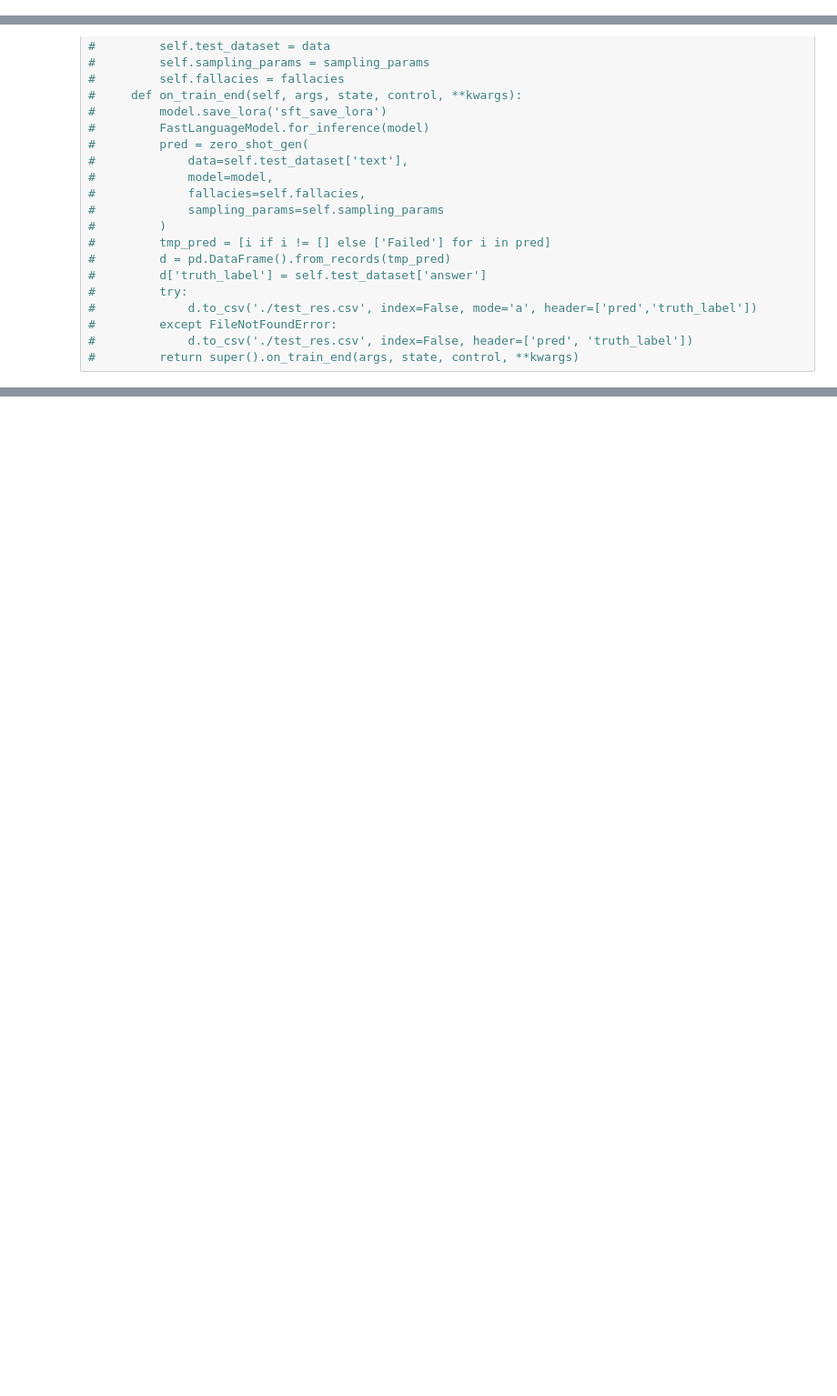
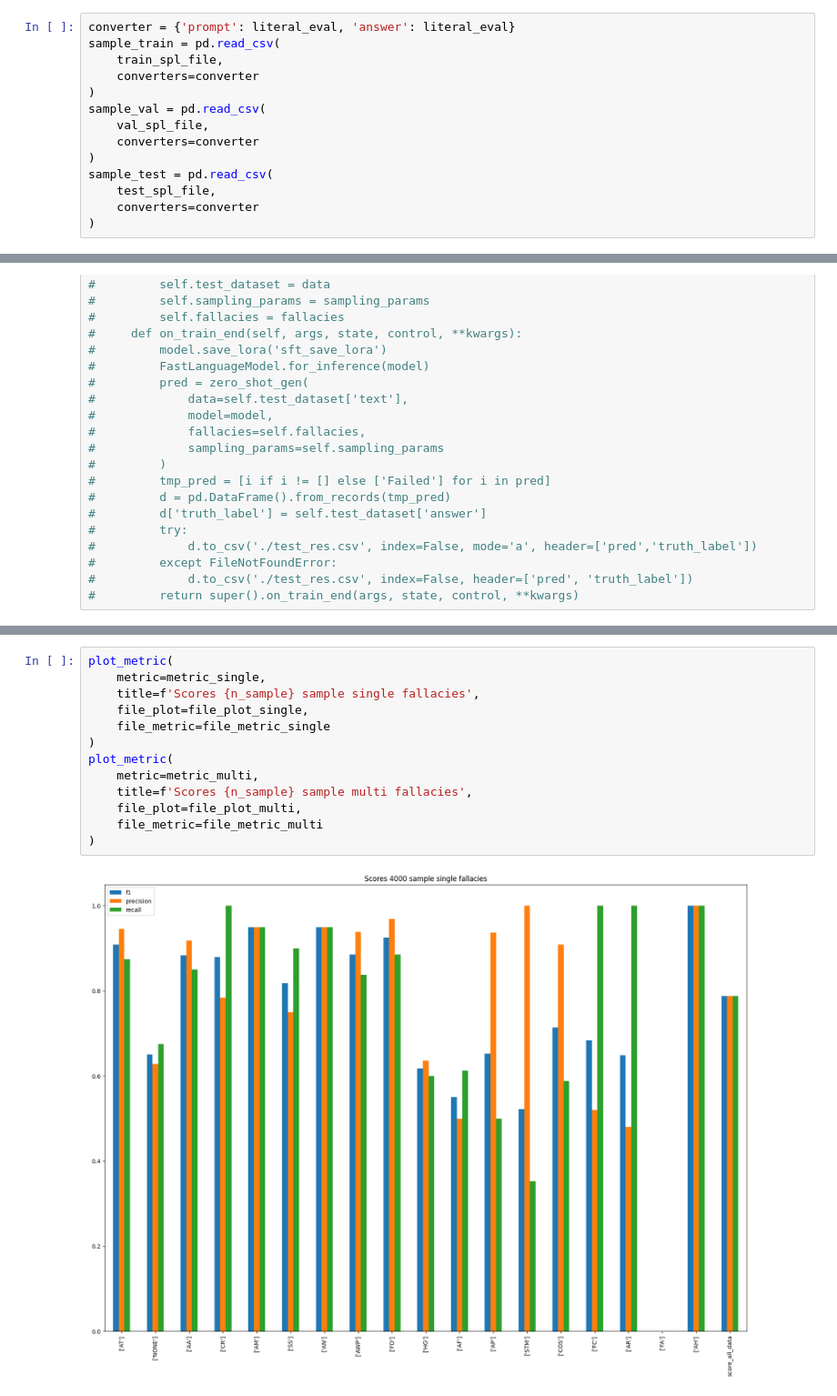
Before and after one commit to brunoyun/amelia, a Jupyter notebook: zero_shot_gen.ipynb, the cells around one changed output, grey strips where cells are left out. Shown at 91% size. Drawn from its saved outputs; the diff is of its cells as text; blank space fills up the shorter version.

Commit message:
small fix in sampling fn and some change on metrics for evaluation

```diff
--- a/zero_shot_gen.ipynb
+++ b/zero_shot_gen.ipynb
@@ -84,3 +137,17 @@ sample_test, spl_len_test, overspl_len_test = get_spl(
+# %%
+converter = {'prompt': literal_eval, 'answer': literal_eval}
+sample_train = pd.read_csv(
+    train_spl_file,
+    converters=converter
+)
+sample_val = pd.read_csv(
+    val_spl_file,
+    converters=converter
+)
+sample_test = pd.read_csv(
+    test_spl_file,
+    converters=converter
+)
 # %%
 def formatting_prompt(data: dict):
     text = tokenizer.apply_chat_template(data.get('prompt'),tokenize = False, add_generation_prompt = False)
@@ -504,0 +653,15 @@ plot_metric(
+# %%
+plot_metric(
+    metric=metric_single,
+    title=f'Scores {n_sample} sample single fallacies',
+    file_plot=file_plot_single,
+    file_metric=file_metric_single
+)
+plot_metric(
+    metric=metric_multi,
+    title=f'Scores {n_sample} sample multi fallacies',
+    file_plot=file_plot_multi,
+    file_metric=file_metric_multi
+)
+# %% [output]
+[figure, added]
```
Also changed, not shown: parts of 11 cells of this notebook, 2 other files.
